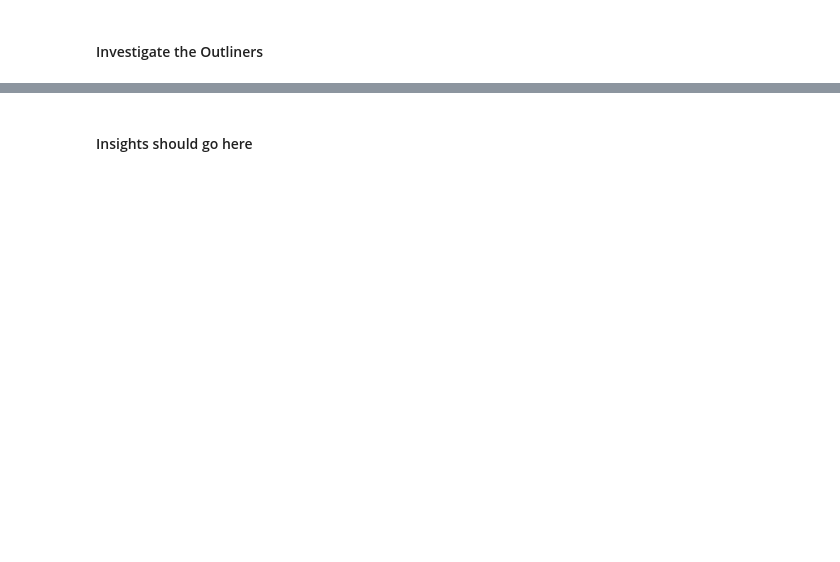
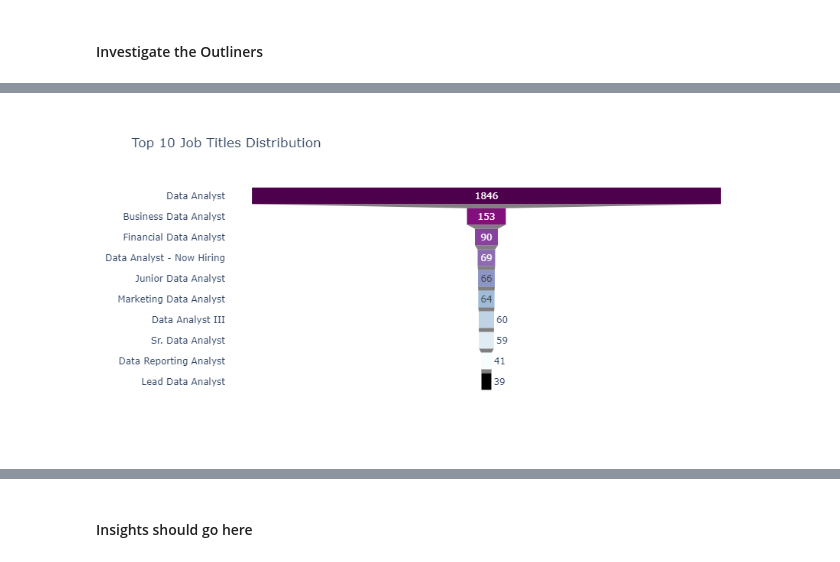
Before and after one commit to DataNerdss/Python_Data_Analyst_Job_Postings_Analysis_2023, a Jupyter notebook: Notebooks/1_EDA.ipynb, the cells around one changed output, grey strips where cells are left out. Saved outputs shown, nothing was run; the diff lists cells and outputs as text; code cells hidden in the pictures; blank space fills up the shorter version.

```diff
--- a/Notebooks/1_EDA.ipynb
+++ b/Notebooks/1_EDA.ipynb
@@ -338,0 +378,12 @@ _ _ _ _ _ _ _ _ _ _ _ _ _ _ _ _ _ _ _ _ _ _ _ _ _ _ _ _ _ _ _ _ _ _ _ _ _ _ _ _
+# %%
+Top_10_job_title = df_USA_categorical[['job_title']].groupby('job_title').size().sort_values(ascending=False).head(10)
+
+# Creating the funnel chart
+fig = go.Figure(go.Funnel(x = Top_10_job_title.values, y = Top_10_job_title.index,
+                           marker = {'color':px.colors.sequential.BuPu_r}))
+fig.update_layout(title = 'Top 10 Job Titles Distribution', template = 'plotly_white')
+
+# fig.show()
+Image(filename=r'C:\Users\mkhov\Desktop\Jupyter_Notebooks\Python_Github_projects\Python_Data_Analyst_Job_Postings_Analysis_2023\Images\Top_10_titles.png')
+# %% [output]
+[figure, added]
```
Also changed, not shown: parts of 27 cells of this notebook, 21 other files.
